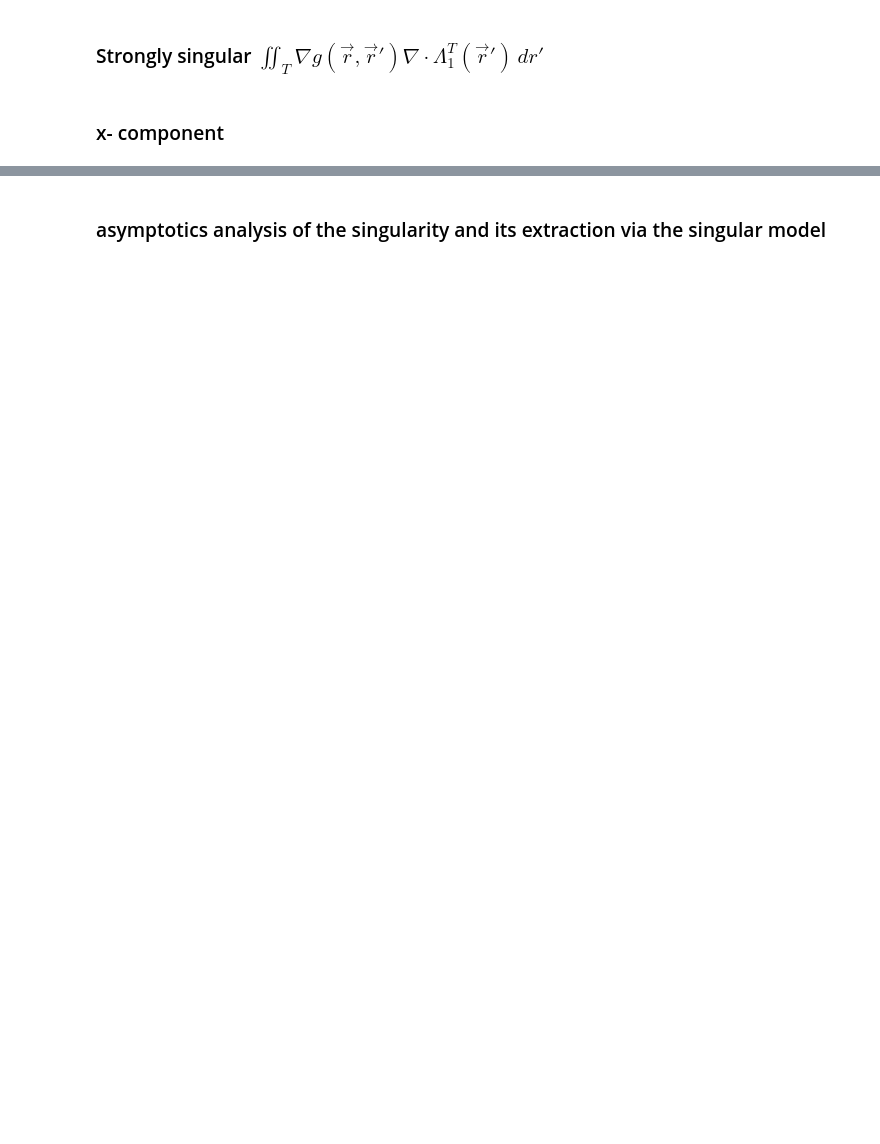
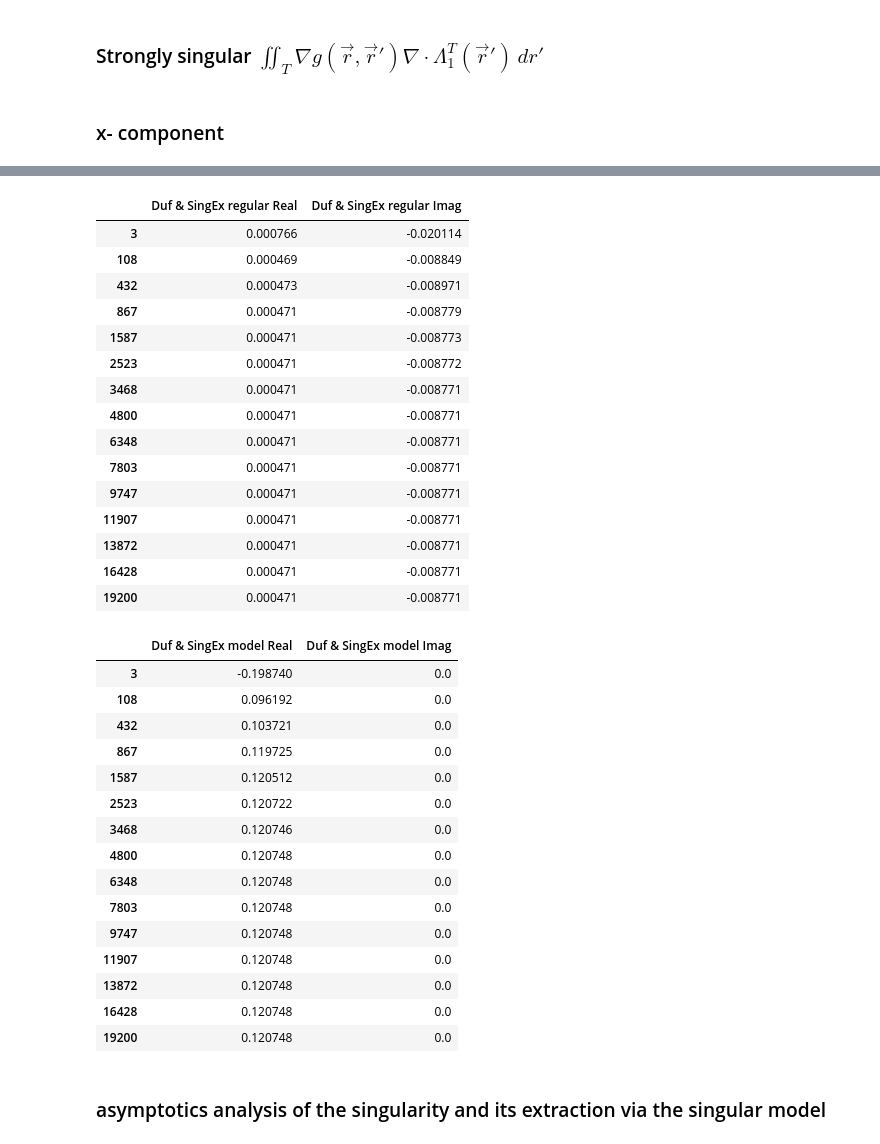
Before and after one commit to andy-c-huang/numerical-gems, a Jupyter notebook: duffy-transform-and-singularity-extraction.ipynb, the cells around one changed output, grey strips where cells are left out. Saved outputs shown, nothing was run; the diff lists cells and outputs as text; code cells hidden in the pictures; blank space fills up the shorter version.

Commit message:
Starting to analyze the asymptotics to determine soundness of the singularity extraction.

```diff
--- a/duffy-transform-and-singularity-extraction.ipynb
+++ b/duffy-transform-and-singularity-extraction.ipynb
@@ -526,11 +571,19 @@ def approxDuffySingEx_x(T,g,rp,n,k=1):
     return value
 # %%
 # apply the Duffy transform and singularity extraction for approximation, but only integrate its regular part
-maxLevel = 100
+maxLevel = 80
 steps = 15
 results = [approxDuffySingRegularPart_x(T,gradg_x,rp,int(i),k0) for i in numpy.linspace(2,maxLevel,steps)]
 dataDuffySingReg = pandas.DataFrame([numpy.real(results),numpy.imag(results)]).T
 dataDuffySingReg.columns = ['Duf & SingEx regular Real', 'Duf & SingEx regular Imag']
 dataDuffySingReg.index = [3*len(numpy.polynomial.legendre.leggauss(int(i))[0])**2 for i in numpy.linspace(1,maxLevel,steps)]
+# %%
+# apply the Duffy transform and singularity extraction for approximation, but only integrate the model part
+maxLevel = 80
+steps = 15
+results = [approxDuffySingModelPart_x(T,gradg_x,rp,int(i),k0) for i in numpy.linspace(2,maxLevel,steps)]
+dataDuffySingModel = pandas.DataFrame([numpy.real(results),numpy.imag(results)]).T
+dataDuffySingModel.columns = ['Duf & SingEx model Real', 'Duf & SingEx model Imag']
+dataDuffySingModel.index = [3*len(numpy.polynomial.legendre.leggauss(int(i))[0])**2 for i in numpy.linspace(1,maxLevel,steps)]
 # %%
 # apply the Duffy transform and singularity extraction for approximation
@@ -613,3 +649,39 @@ display(dataDuffySing)
+# %%
+display(dataDuffySingReg)
+display(dataDuffySingModel)
+# %% [output]
+|  | Duf & SingEx regular Real | Duf & SingEx regular Imag |
+| 3 | 0.000766 | -0.020114 |
+| 108 | 0.000469 | -0.008849 |
+| 432 | 0.000473 | -0.008971 |
+| 867 | 0.000471 | -0.008779 |
+| 1587 | 0.000471 | -0.008773 |
+| 2523 | 0.000471 | -0.008772 |
+| 3468 | 0.000471 | -0.008771 |
+| 4800 | 0.000471 | -0.008771 |
+| 6348 | 0.000471 | -0.008771 |
+| 7803 | 0.000471 | -0.008771 |
+| 9747 | 0.000471 | -0.008771 |
+| 11907 | 0.000471 | -0.008771 |
+| 13872 | 0.000471 | -0.008771 |
+| 16428 | 0.000471 | -0.008771 |
+| 19200 | 0.000471 | -0.008771 |
+|  | Duf & SingEx model Real | Duf & SingEx model Imag |
+| 3 | -0.198740 | 0.0 |
+| 108 | 0.096192 | 0.0 |
+| 432 | 0.103721 | 0.0 |
+| 867 | 0.119725 | 0.0 |
+| 1587 | 0.120512 | 0.0 |
+| 2523 | 0.120722 | 0.0 |
+| 3468 | 0.120746 | 0.0 |
+| 4800 | 0.120748 | 0.0 |
+| 6348 | 0.120748 | 0.0 |
+| 7803 | 0.120748 | 0.0 |
+| 9747 | 0.120748 | 0.0 |
+| 11907 | 0.120748 | 0.0 |
+| 13872 | 0.120748 | 0.0 |
+| 16428 | 0.120748 | 0.0 |
+| 19200 | 0.120748 | 0.0 |
 # %% [markdown]
 ### asymptotics analysis of the singularity and its extraction via the singular model
 # %%
```
Also changed, not shown: parts of 13 cells of this notebook.
